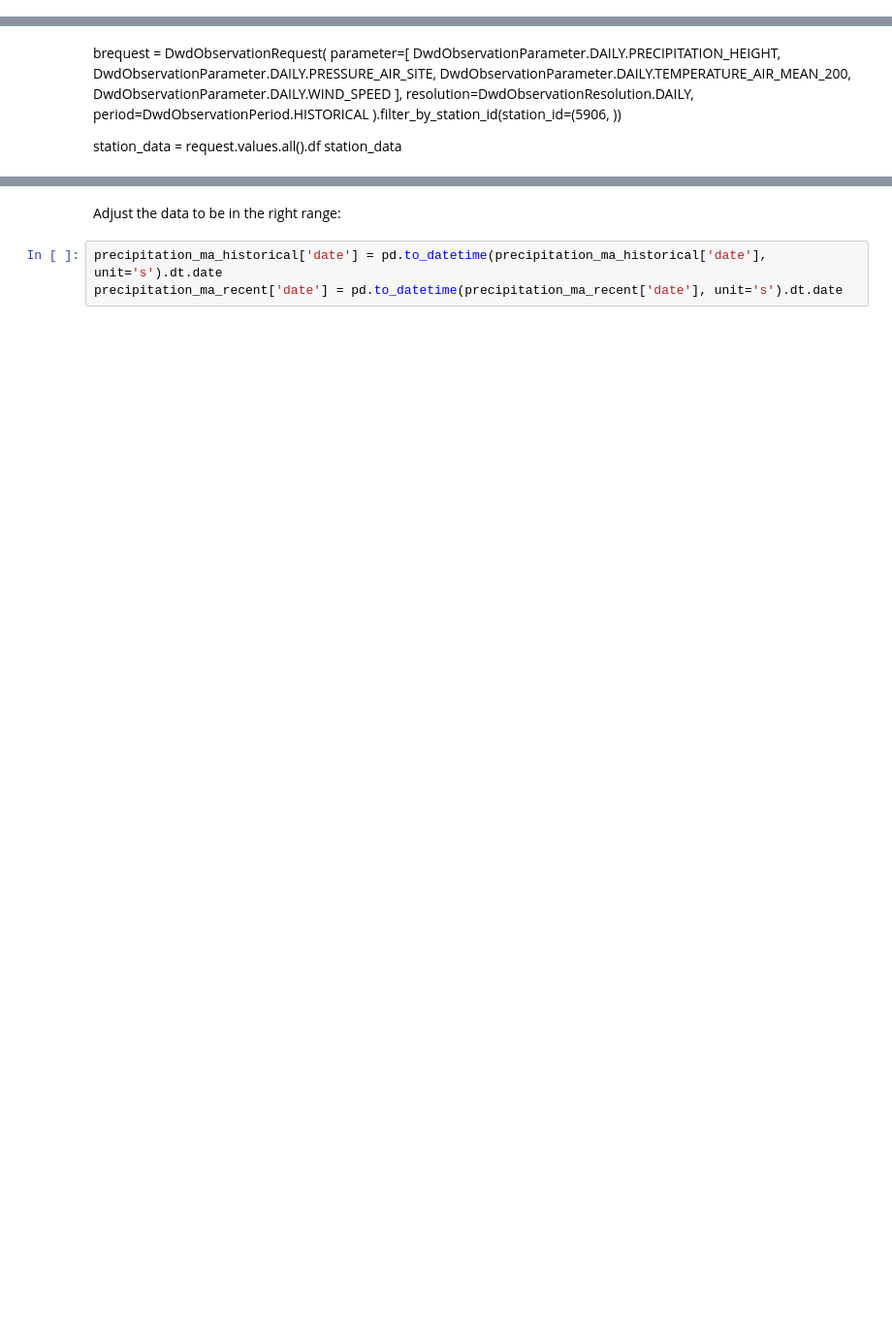
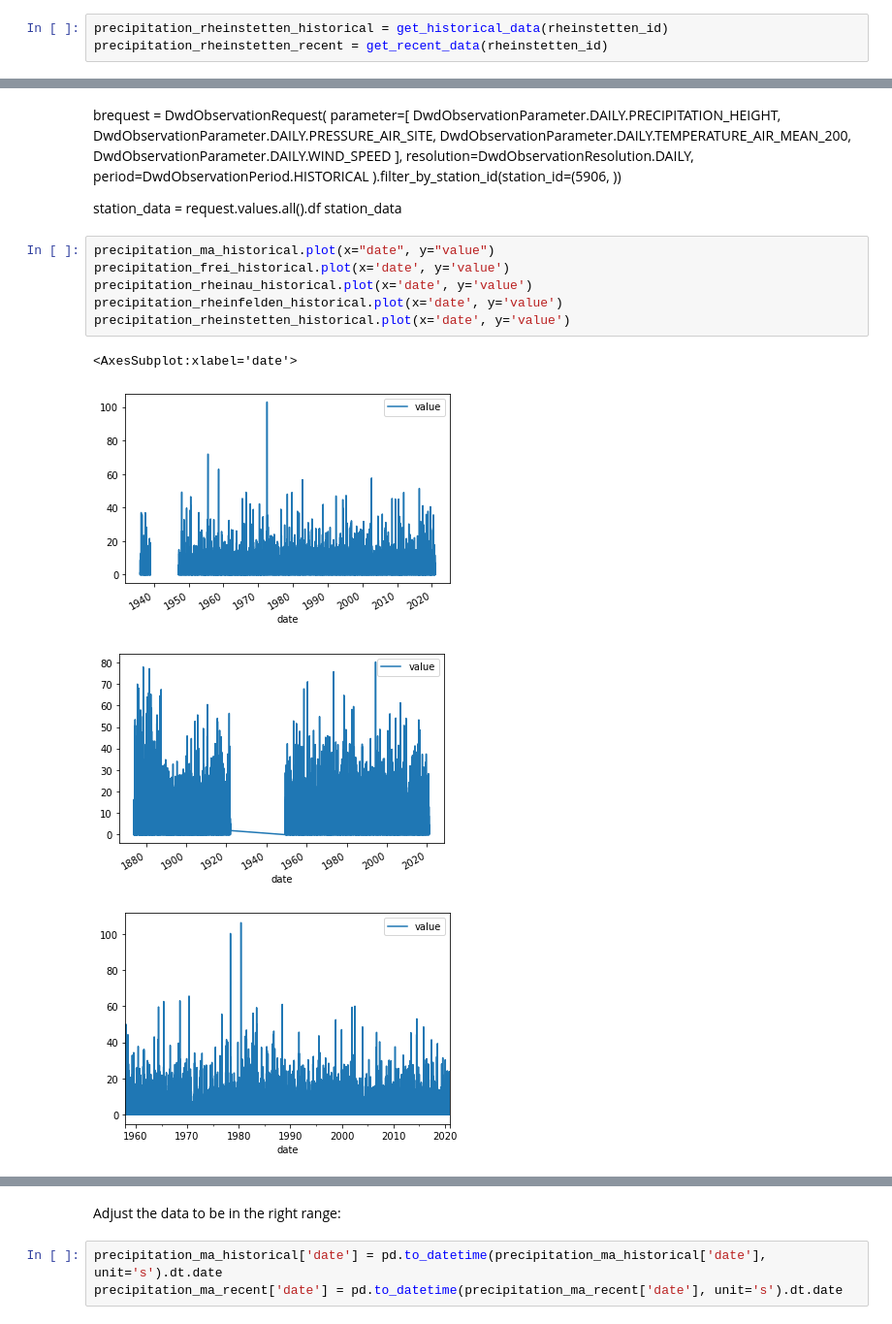
Before and after one commit to AJWarnke/datascienceml2022, a Jupyter notebook: network-DWD.ipynb, the cells around one changed output, grey strips where cells are left out. Shown at 97% size. Cells and saved outputs as stored; diff of their text form; blank space fills up the shorter version.

```diff
--- a/network-DWD.ipynb
+++ b/network-DWD.ipynb
@@ -104,3 +103,6 @@ def get_recent_data(station_id):
     ).filter_by_station_id(station_id=(station_id, ))
 
     return request.values.all().df
+# %%
+precipitation_rheinstetten_historical = get_historical_data(rheinstetten_id)
+precipitation_rheinstetten_recent = get_recent_data(rheinstetten_id)
@@ -129,3 +132,14 @@ brequest = DwdObservationRequest(
 
 station_data = request.values.all().df
 station_data
+# %%
+precipitation_ma_historical.plot(x="date", y="value")
+precipitation_frei_historical.plot(x='date', y='value')
+precipitation_rheinau_historical.plot(x='date', y='value')
+precipitation_rheinfelden_historical.plot(x='date', y='value')
+precipitation_rheinstetten_historical.plot(x='date', y='value')
+# %% [output]
+<AxesSubplot:xlabel='date'>
+[figure, added]
+[figure, added]
+[figure, added]
```
Also changed, not shown: parts of 54 cells of this notebook.
